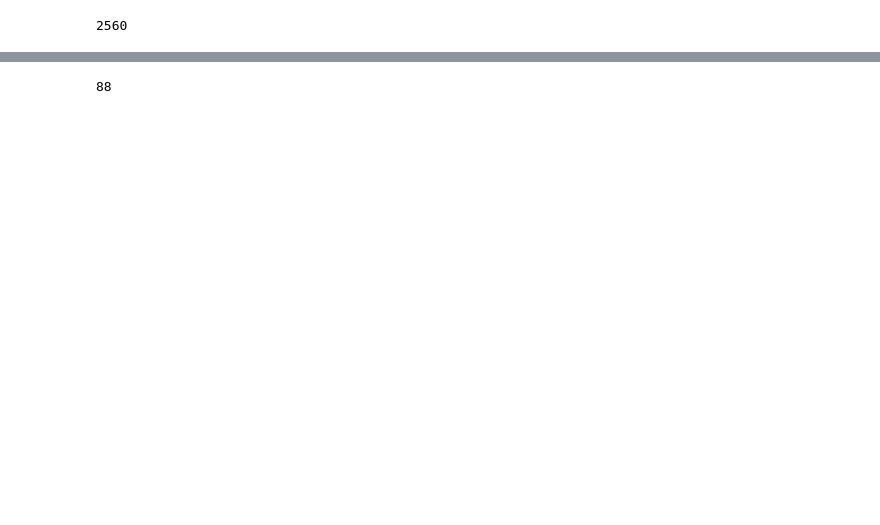
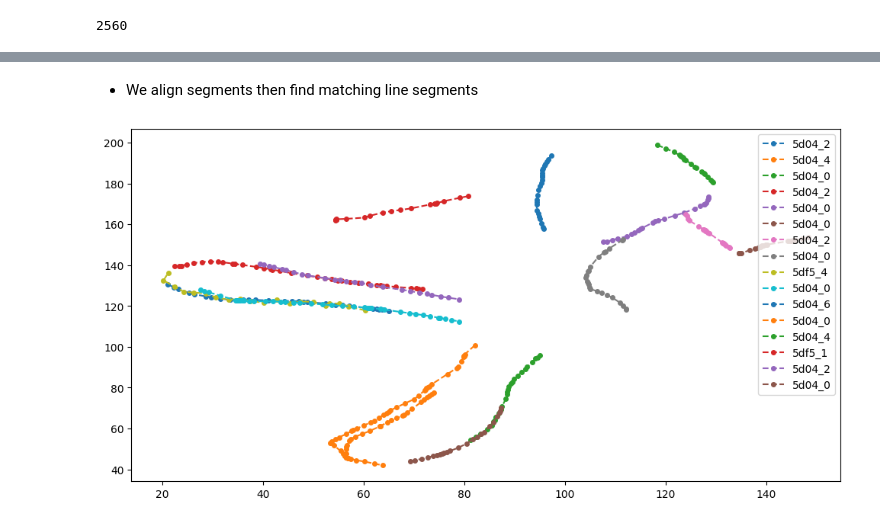
Before and after one commit to hungnd11/my-thesis, a Jupyter notebook: code/notebooks/piloc_1.ipynb, the cells around one changed output, grey strips where cells are left out. Drawn from its saved outputs; the diff is of its cells as text; code cells hidden in the pictures; blank space fills up the shorter version.

```diff
--- a/code/notebooks/piloc_1.ipynb
+++ b/code/notebooks/piloc_1.ipynb
@@ -1160,5 +1216 @@ for s in turn_segments:
-# %%
-len(f_turn_segments)
-# %% [output]
-88
 # %%
@@ -1186,0 +1245,17 @@ straight_line_corr_matrix_1 = compute_correlation_matrix(straight_line_segments)
+# %% [markdown]
+* We align segments then find matching line segments
+# %%
+fig, ax = plt.subplots(1, 1, figsize=(12, 6))
+
+for segment in straight_line_segments:
+  ax.plot(segment.exact_positions[:, 1],
+          segment.exact_positions[:, 2],
+          marker="o",
+          markersize=4,
+          ls="--",
+          label=f"{segment.track_id[:4]}_{segment.segment_id}")
+
+ax.legend()
+plt.show()
+# %% [output]
+[figure, added]
```
Also changed, not shown: parts of 51 cells of this notebook.
